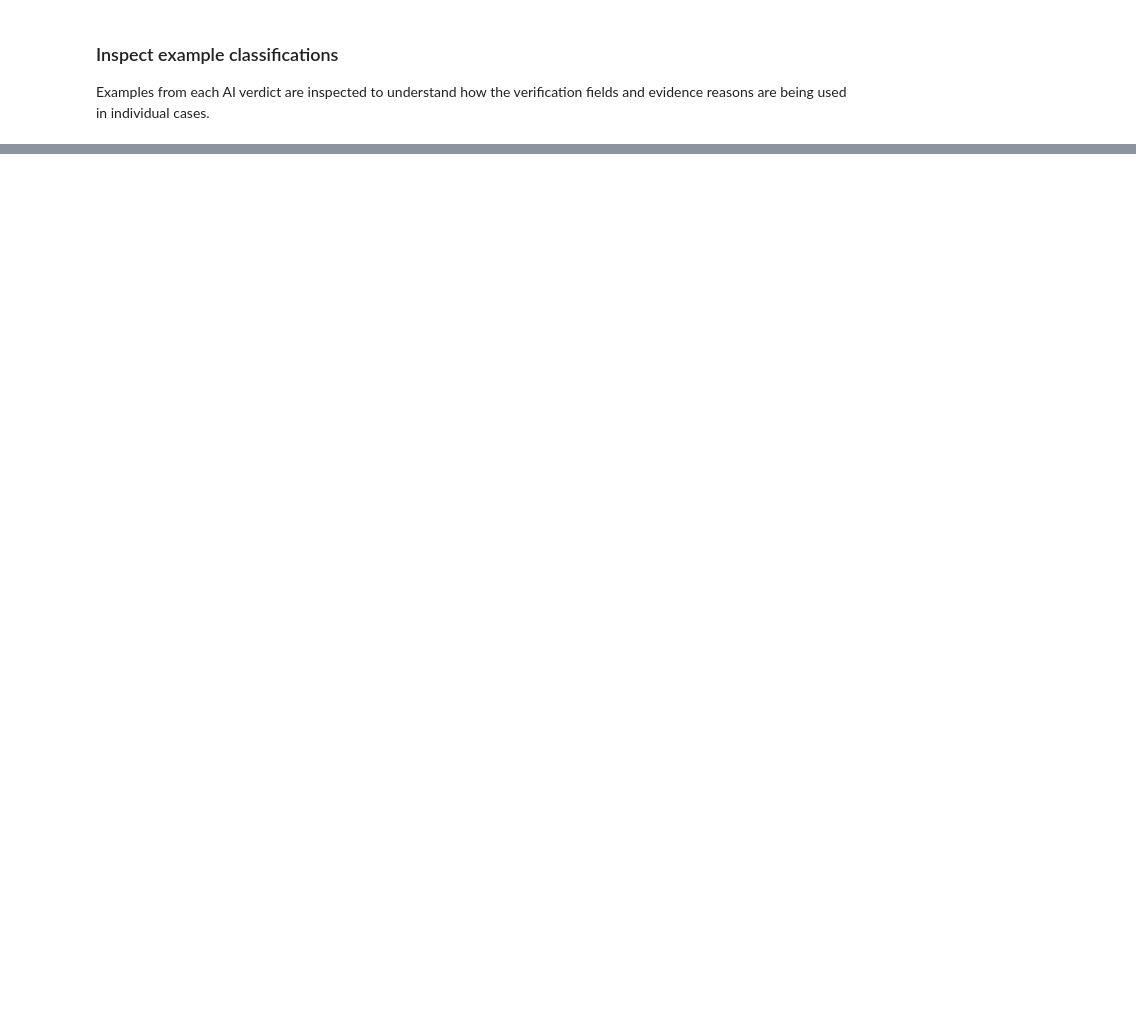
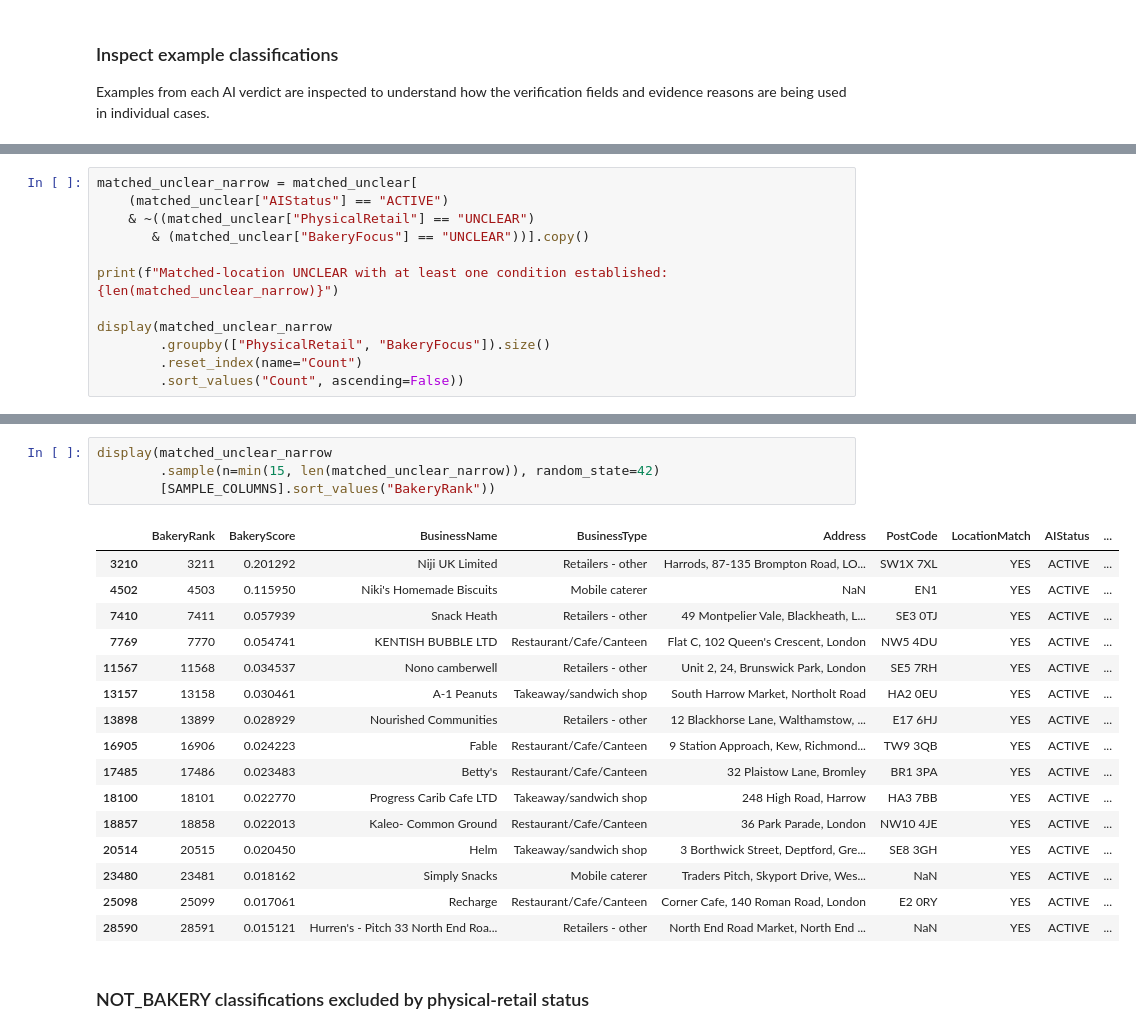
Before and after one commit to rhhythhm/london-bakery-provision, a Jupyter notebook: notebooks/bakery_manual_review_09.ipynb, the cells around one changed output, grey strips where cells are left out. Cells and saved outputs as stored; diff of their text form; blank space fills up the shorter version.

```diff
--- a/notebooks/bakery_manual_review_09.ipynb
+++ b/notebooks/bakery_manual_review_09.ipynb
@@ -281,0 +335,12 @@ UNCLEAR
+# %%
+matched_unclear_narrow = matched_unclear[
+    (matched_unclear["AIStatus"] == "ACTIVE")
+    & ~((matched_unclear["PhysicalRetail"] == "UNCLEAR")
+       & (matched_unclear["BakeryFocus"] == "UNCLEAR"))].copy()
+
+print(f"Matched-location UNCLEAR with at least one condition established: {len(matched_unclear_narrow)}")
+
+display(matched_unclear_narrow
+        .groupby(["PhysicalRetail", "BakeryFocus"]).size()
+        .reset_index(name="Count")
+        .sort_values("Count", ascending=False))
@@ -281,0 +353,23 @@ UNCLEAR
+# %%
+display(matched_unclear_narrow
+        .sample(n=min(15, len(matched_unclear_narrow)), random_state=42)
+        [SAMPLE_COLUMNS].sort_values("BakeryRank"))
+# %% [output]
+|  | BakeryRank | BakeryScore | BusinessName | BusinessType | Address | PostCode | LocationMatch | AIStatus | ... |
+| 3210 | 3211 | 0.201292 | Niji UK Limited | Retailers - other | Harrods, 87-135 Brompton Road, LO... | SW1X 7XL | YES | ACTIVE | ... |
+| 4502 | 4503 | 0.115950 | Niki's Homemade Biscuits | Mobile caterer | NaN | EN1 | YES | ACTIVE | ... |
+| 7410 | 7411 | 0.057939 | Snack Heath | Retailers - other | 49 Montpelier Vale, Blackheath, L... | SE3 0TJ | YES | ACTIVE | ... |
+| 7769 | 7770 | 0.054741 | KENTISH BUBBLE LTD | Restaurant/Cafe/Canteen | Flat C, 102 Queen's Crescent, London | NW5 4DU | YES | ACTIVE | ... |
+| 11567 | 11568 | 0.034537 | Nono camberwell | Retailers - other | Unit 2, 24, Brunswick Park, London | SE5 7RH | YES | ACTIVE | ... |
+| 13157 | 13158 | 0.030461 | A-1 Peanuts | Takeaway/sandwich shop | South Harrow Market, Northolt Road | HA2 0EU | YES | ACTIVE | ... |
+| 13898 | 13899 | 0.028929 | Nourished Communities | Retailers - other | 12 Blackhorse Lane, Walthamstow, ... | E17 6HJ | YES | ACTIVE | ... |
+| 16905 | 16906 | 0.024223 | Fable | Restaurant/Cafe/Canteen | 9 Station Approach, Kew, Richmond... | TW9 3QB | YES | ACTIVE | ... |
+| 17485 | 17486 | 0.023483 | Betty's | Restaurant/Cafe/Canteen | 32 Plaistow Lane, Bromley | BR1 3PA | YES | ACTIVE | ... |
+| 18100 | 18101 | 0.022770 | Progress Carib Cafe LTD | Takeaway/sandwich shop | 248 High Road, Harrow | HA3 7BB | YES | ACTIVE | ... |
+| 18857 | 18858 | 0.022013 | Kaleo- Common Ground | Restaurant/Cafe/Canteen | 36 Park Parade, London | NW10 4JE | YES | ACTIVE | ... |
+| 20514 | 20515 | 0.020450 | Helm | Takeaway/sandwich shop | 3 Borthwick Street, Deptford, Gre... | SE8 3GH | YES | ACTIVE | ... |
+| 23480 | 23481 | 0.018162 | Simply Snacks | Mobile caterer | Traders Pitch, Skyport Drive, Wes... | NaN | YES | ACTIVE | ... |
+| 25098 | 25099 | 0.017061 | Recharge | Restaurant/Cafe/Canteen | Corner Cafe, 140 Roman Road, London | E2 0RY | YES | ACTIVE | ... |
+| 28590 | 28591 | 0.015121 | Hurren's - Pitch 33 North End Roa... | Retailers - other | North End Road Market, North End ... | NaN | YES | ACTIVE | ... |
+# %% [markdown]
+### NOT_BAKERY classifications excluded by physical-retail status
```
Also changed, not shown: parts of 16 cells of this notebook, 1 other file.
